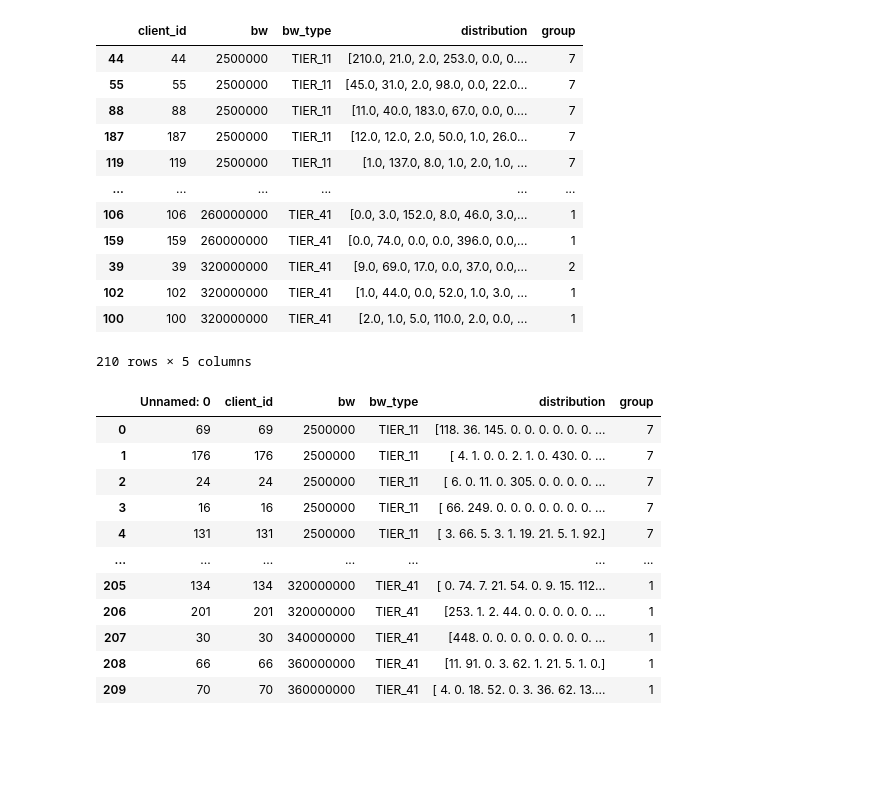
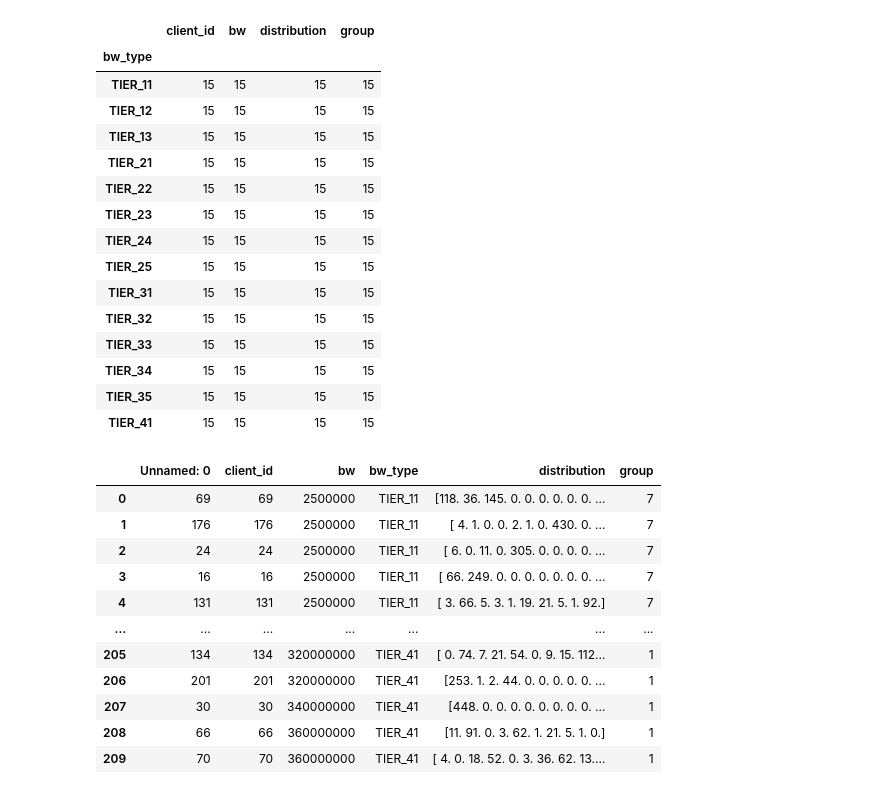
Before and after one commit to GoktugOcal/natadapt-x-flower, a Jupyter notebook: notebooks/netdag_test_210c.ipynb, the cells around one changed output. Drawn from its saved outputs; the diff is of its cells as text; code cells hidden in the pictures; blank space fills up the shorter version.

```diff
--- a/notebooks/netdag_test_210c.ipynb
+++ b/notebooks/netdag_test_210c.ipynb
@@ -500,19 +505,22 @@ ALGO: 5.215412378311157
-# %%
-df_final
-# %% [output]
-|  | client_id | bw | bw_type | distribution | group |
-| 44 | 44 | 2500000 | TIER_11 | [210.0, 21.0, 2.0, 253.0, 0.0, 0.... | 7 |
-| 55 | 55 | 2500000 | TIER_11 | [45.0, 31.0, 2.0, 98.0, 0.0, 22.0... | 7 |
-| 88 | 88 | 2500000 | TIER_11 | [11.0, 40.0, 183.0, 67.0, 0.0, 0.... | 7 |
-| 187 | 187 | 2500000 | TIER_11 | [12.0, 12.0, 2.0, 50.0, 1.0, 26.0... | 7 |
-| 119 | 119 | 2500000 | TIER_11 | [1.0, 137.0, 8.0, 1.0, 2.0, 1.0, ... | 7 |
-| ... | ... | ... | ... | ... | ... |
-| 106 | 106 | 260000000 | TIER_41 | [0.0, 3.0, 152.0, 8.0, 46.0, 3.0,... | 1 |
-| 159 | 159 | 260000000 | TIER_41 | [0.0, 74.0, 0.0, 0.0, 396.0, 0.0,... | 1 |
-| 39 | 39 | 320000000 | TIER_41 | [9.0, 69.0, 17.0, 0.0, 37.0, 0.0,... | 2 |
-| 102 | 102 | 320000000 | TIER_41 | [1.0, 44.0, 0.0, 52.0, 1.0, 3.0, ... | 1 |
-| 100 | 100 | 320000000 | TIER_41 | [2.0, 1.0, 5.0, 110.0, 2.0, 0.0, ... | 1 |
-210 rows × 5 columns
+# %%
+df_final.groupby(["bw_type"]).count()
+# %% [output]
+|  | client_id | bw | distribution | group |
+| bw_type |  |  |  |  |
+| TIER_11 | 15 | 15 | 15 | 15 |
+| TIER_12 | 15 | 15 | 15 | 15 |
+| TIER_13 | 15 | 15 | 15 | 15 |
+| TIER_21 | 15 | 15 | 15 | 15 |
+| TIER_22 | 15 | 15 | 15 | 15 |
+| TIER_23 | 15 | 15 | 15 | 15 |
+| TIER_24 | 15 | 15 | 15 | 15 |
+| TIER_25 | 15 | 15 | 15 | 15 |
+| TIER_31 | 15 | 15 | 15 | 15 |
+| TIER_32 | 15 | 15 | 15 | 15 |
+| TIER_33 | 15 | 15 | 15 | 15 |
+| TIER_34 | 15 | 15 | 15 | 15 |
+| TIER_35 | 15 | 15 | 15 | 15 |
+| TIER_41 | 15 | 15 | 15 | 15 |
 # %%
 tiers = {
         "TIER_11" : np.arange(2_500_000, 3_500_000, 500_000),
```
Also changed, not shown: parts of 1 cell of this notebook, 6 other files.
